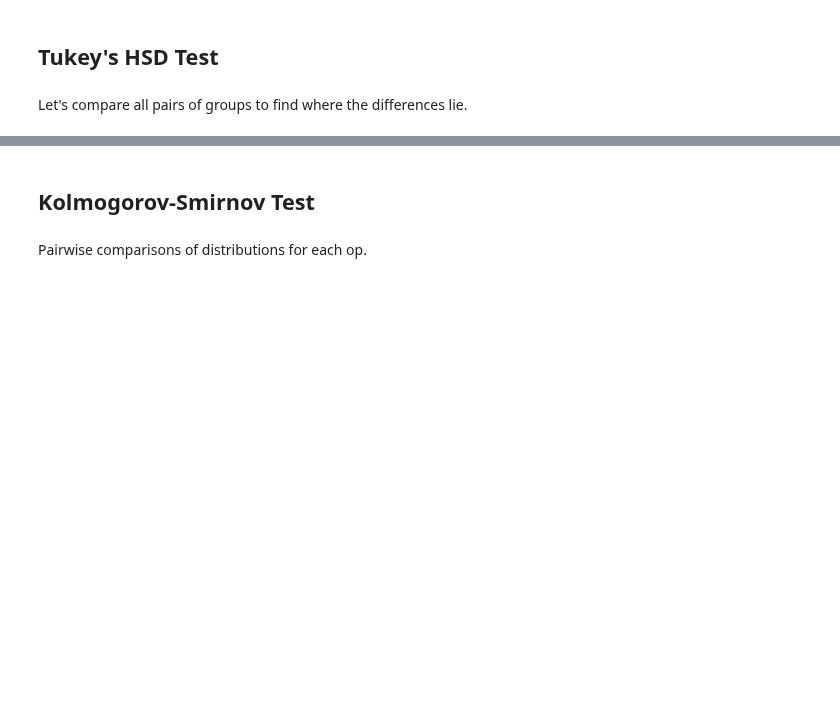
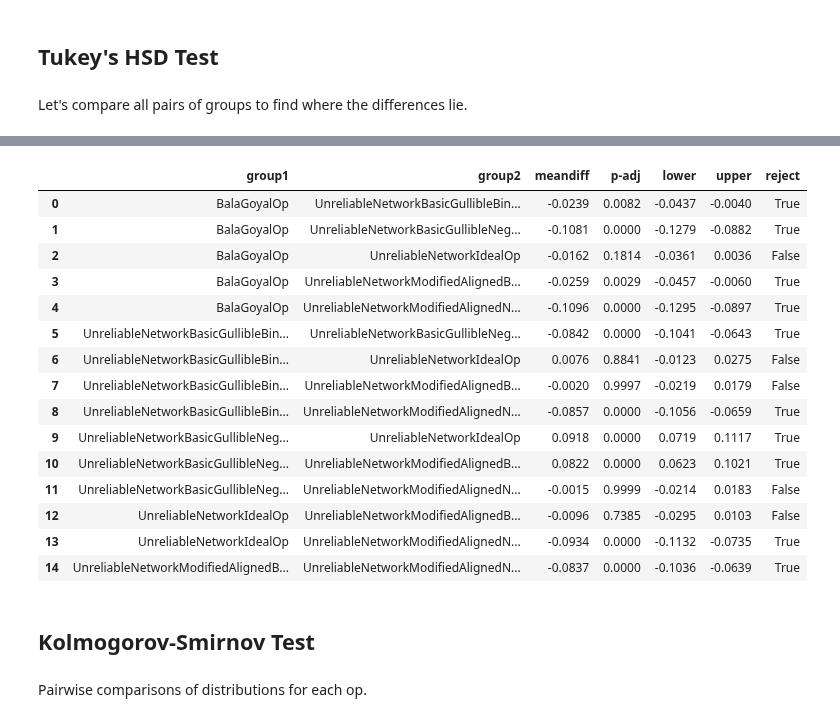
Before and after one commit to alexandroskoliousis/polygraphs, a Jupyter notebook: examples/francisbacon/beliefs_stats.ipynb, the cells around one changed output, grey strips where cells are left out. Drawn from its saved outputs; the diff is of its cells as text; code cells hidden in the pictures; blank space fills up the shorter version.

```diff
--- a/examples/francisbacon/beliefs_stats.ipynb
+++ b/examples/francisbacon/beliefs_stats.ipynb
@@ -124,3 +114,22 @@ UnreliableNetworkBasicGullibleNegativeEpsOp UnreliableNetworkModifiedAlignedNega
+# %%
+tukey_df
+# %% [output]
+|  | group1 | group2 | meandiff | p-adj | lower | upper | reject |
+| 0 | BalaGoyalOp | UnreliableNetworkBasicGullibleBin... | -0.0239 | 0.0082 | -0.0437 | -0.0040 | True |
+| 1 | BalaGoyalOp | UnreliableNetworkBasicGullibleNeg... | -0.1081 | 0.0000 | -0.1279 | -0.0882 | True |
+| 2 | BalaGoyalOp | UnreliableNetworkIdealOp | -0.0162 | 0.1814 | -0.0361 | 0.0036 | False |
+| 3 | BalaGoyalOp | UnreliableNetworkModifiedAlignedB... | -0.0259 | 0.0029 | -0.0457 | -0.0060 | True |
+| 4 | BalaGoyalOp | UnreliableNetworkModifiedAlignedN... | -0.1096 | 0.0000 | -0.1295 | -0.0897 | True |
+| 5 | UnreliableNetworkBasicGullibleBin... | UnreliableNetworkBasicGullibleNeg... | -0.0842 | 0.0000 | -0.1041 | -0.0643 | True |
+| 6 | UnreliableNetworkBasicGullibleBin... | UnreliableNetworkIdealOp | 0.0076 | 0.8841 | -0.0123 | 0.0275 | False |
+| 7 | UnreliableNetworkBasicGullibleBin... | UnreliableNetworkModifiedAlignedB... | -0.0020 | 0.9997 | -0.0219 | 0.0179 | False |
+| 8 | UnreliableNetworkBasicGullibleBin... | UnreliableNetworkModifiedAlignedN... | -0.0857 | 0.0000 | -0.1056 | -0.0659 | True |
+| 9 | UnreliableNetworkBasicGullibleNeg... | UnreliableNetworkIdealOp | 0.0918 | 0.0000 | 0.0719 | 0.1117 | True |
+| 10 | UnreliableNetworkBasicGullibleNeg... | UnreliableNetworkModifiedAlignedB... | 0.0822 | 0.0000 | 0.0623 | 0.1021 | True |
+| 11 | UnreliableNetworkBasicGullibleNeg... | UnreliableNetworkModifiedAlignedN... | -0.0015 | 0.9999 | -0.0214 | 0.0183 | False |
+| 12 | UnreliableNetworkIdealOp | UnreliableNetworkModifiedAlignedB... | -0.0096 | 0.7385 | -0.0295 | 0.0103 | False |
+| 13 | UnreliableNetworkIdealOp | UnreliableNetworkModifiedAlignedN... | -0.0934 | 0.0000 | -0.1132 | -0.0735 | True |
+| 14 | UnreliableNetworkModifiedAlignedB... | UnreliableNetworkModifiedAlignedN... | -0.0837 | 0.0000 | -0.1036 | -0.0639 | True |
 # %% [markdown]
 ## Kolmogorov-Smirnov Test
 # %% [markdown]
```
Also changed, not shown: parts of 5 cells of this notebook.
